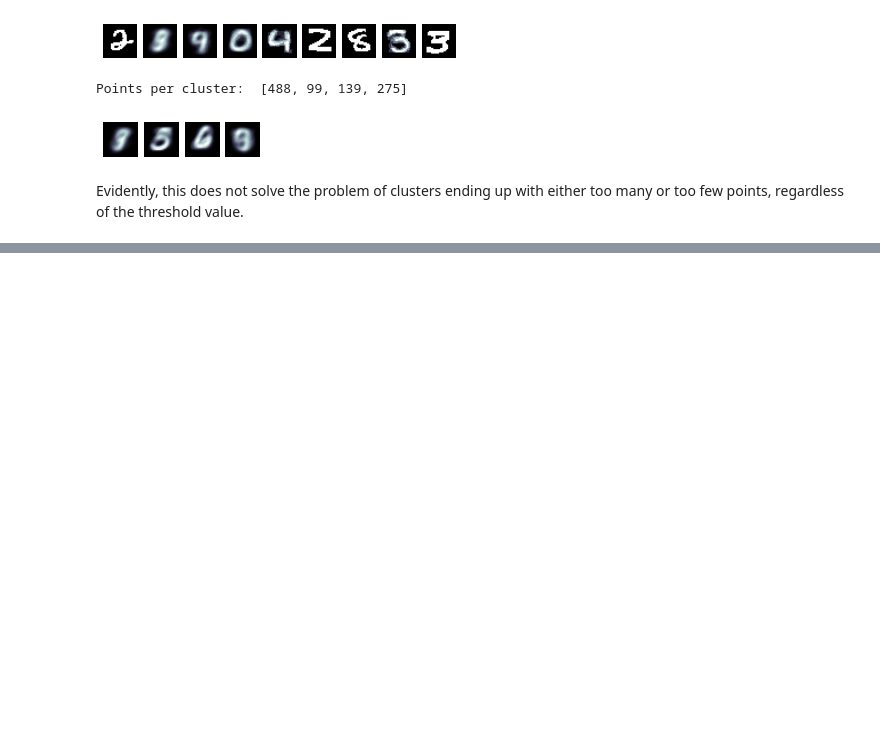
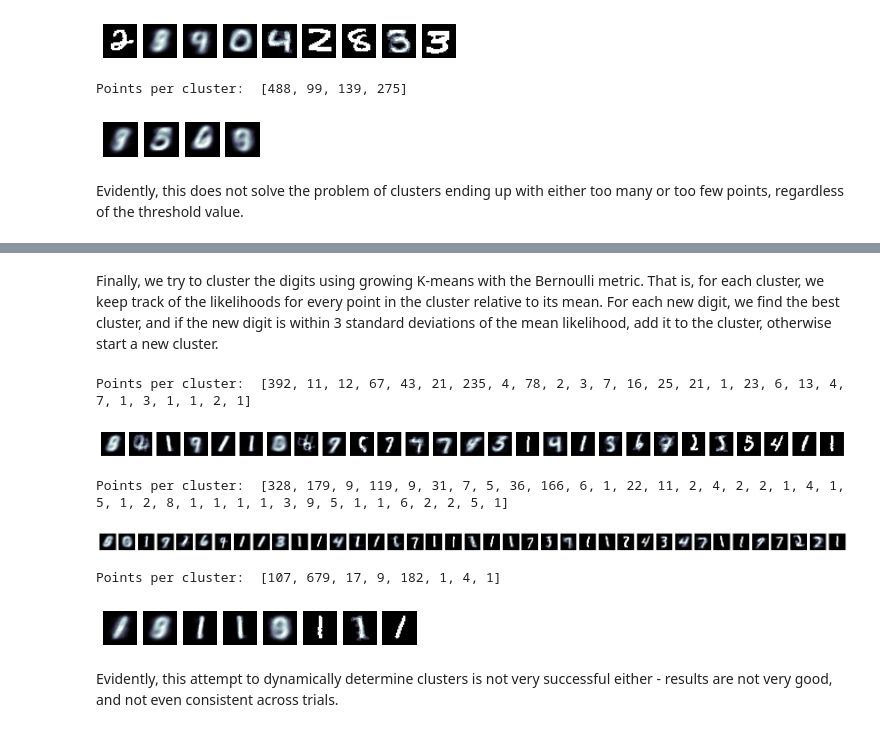
Before and after one commit to kolchinski/alex-thesis, a Jupyter notebook: Unsupervised.ipynb, the cells around one changed output, grey strips where cells are left out. Drawn from its saved outputs; the diff is of its cells as text; code cells hidden in the pictures; blank space fills up the shorter version.

```diff
--- a/Unsupervised.ipynb
+++ b/Unsupervised.ipynb
@@ -66,0 +106,15 @@ Now, let's try using a different metric for classification and distance - instea
+# %% [markdown]
+Finally, we try to cluster the digits using growing K-means with the Bernoulli metric. That is, for each cluster, we keep track of the likelihoods for every point in the cluster relative to its mean. For each new digit, we find the best cluster, and if the new digit is within 3 standard deviations of the mean likelihood, add it to the cluster, otherwise start a new cluster.
+# %%
+skm.trainMeansGrowingBernoulli()
+skm.trainMeansGrowingBernoulli()
+skm.trainMeansGrowingBernoulli()
+# %% [output]
+Points per cluster:  [392, 11, 12, 67, 43, 21, 235, 4, 78, 2, 3, 7, 16, 25, 21, 1, 23, 6, 13, 4, 7, 1, 3, 1, 1, 2, 1]
+[figure, added]
+Points per cluster:  [328, 179, 9, 119, 9, 31, 7, 5, 36, 166, 6, 1, 22, 11, 2, 4, 2, 2, 1, 4, 1, 5, 1, 2, 8, 1, 1, 1, 1, 3, 9, 5, 1, 1, 6, 2, 2, 5, 1]
+[figure, added]
+Points per cluster:  [107, 679, 17, 9, 182, 1, 4, 1]
+[figure, added]
+# %% [markdown]
+Evidently, this attempt to dynamically determine clusters is not very successful either - results are not very good, and not even consistent across trials.
```
Also changed, not shown: parts of 4 cells of this notebook, 1 other file.
